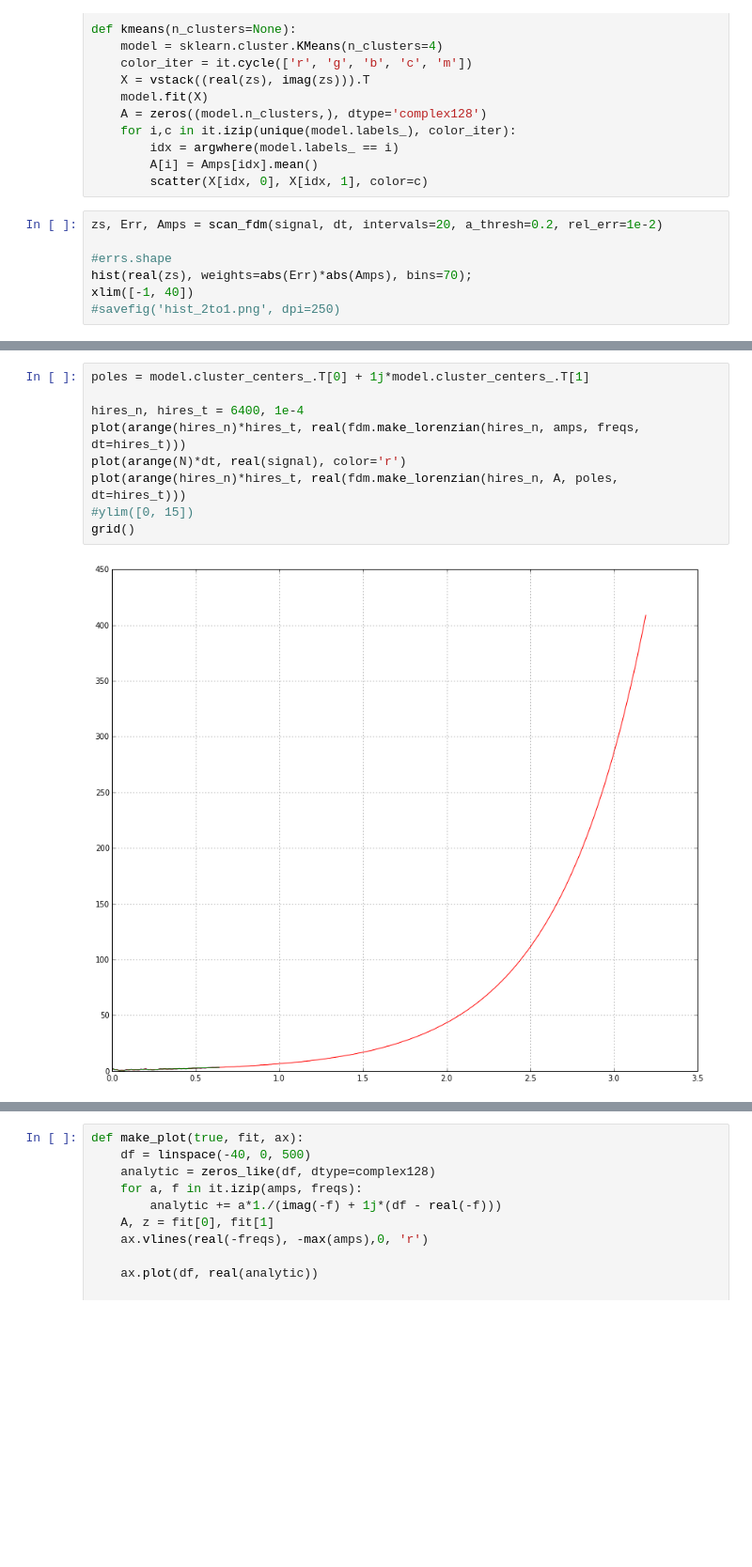
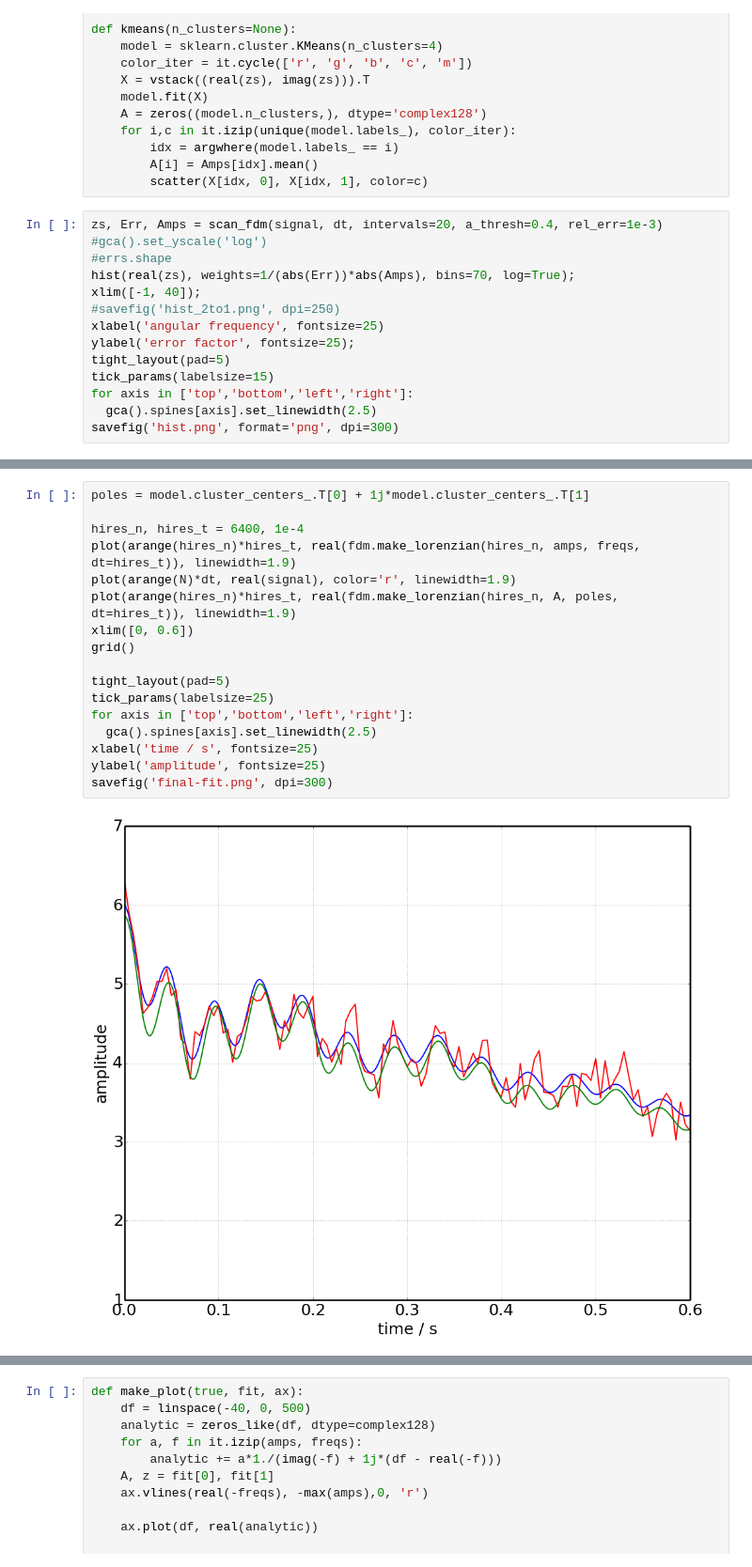
Before and after one commit to antonl/notebooks, a Jupyter notebook: Python FDM.ipynb, the cells around one changed output, grey strips where cells are left out. Shown: that part at 94% size. Saved outputs shown, nothing was run; the diff lists cells and outputs as text; blank space fills up the shorter version.

```diff
--- a/Python FDM.ipynb
+++ b/Python FDM.ipynb
@@ -136,10 +142,17 @@ def kmeans(n_clusters=None):
         A[i] = Amps[idx].mean()
         scatter(X[idx, 0], X[idx, 1], color=c)
 # %%
-zs, Err, Amps = scan_fdm(signal, dt, intervals=20, a_thresh=0.2, rel_err=1e-2)
-
+zs, Err, Amps = scan_fdm(signal, dt, intervals=20, a_thresh=0.4, rel_err=1e-3)
+#gca().set_yscale('log')
 #errs.shape
-hist(real(zs), weights=abs(Err)*abs(Amps), bins=70);
-xlim([-1, 40])
+hist(real(zs), weights=1/(abs(Err))*abs(Amps), bins=70, log=True);
+xlim([-1, 40]);
 #savefig('hist_2to1.png', dpi=250)
+xlabel('angular frequency', fontsize=25)
+ylabel('error factor', fontsize=25);
+tight_layout(pad=5)
+tick_params(labelsize=15)
+for axis in ['top','bottom','left','right']:
+  gca().spines[axis].set_linewidth(2.5)
+savefig('hist.png', format='png', dpi=300)
 # %% [output]
@@ -162,14 +174,22 @@ for i,c in it.izip(unique(model.labels_), color_iter):
 # %%
 poles = model.cluster_centers_.T[0] + 1j*model.cluster_centers_.T[1]
 
 hires_n, hires_t = 6400, 1e-4
-plot(arange(hires_n)*hires_t, real(fdm.make_lorenzian(hires_n, amps, freqs, dt=hires_t)))
-plot(arange(N)*dt, real(signal), color='r')
-plot(arange(hires_n)*hires_t, real(fdm.make_lorenzian(hires_n, A, poles, dt=hires_t)))
-#ylim([0, 15])
+plot(arange(hires_n)*hires_t, real(fdm.make_lorenzian(hires_n, amps, freqs, dt=hires_t)), linewidth=1.9)
+plot(arange(N)*dt, real(signal), color='r', linewidth=1.9)
+plot(arange(hires_n)*hires_t, real(fdm.make_lorenzian(hires_n, A, poles, dt=hires_t)), linewidth=1.9)
+xlim([0, 0.6])
 grid()
+
+tight_layout(pad=5)
+tick_params(labelsize=25)
+for axis in ['top','bottom','left','right']:
+  gca().spines[axis].set_linewidth(2.5)
+xlabel('time / s', fontsize=25)
+ylabel('amplitude', fontsize=25)
+savefig('final-fit.png', dpi=300)
 # %% [output]
-[figure, old version]
+[figure, new version]
 # %%
 poles
 # %% [output]
```
Also changed, not shown: parts of 7 cells of this notebook, 21 other files.
